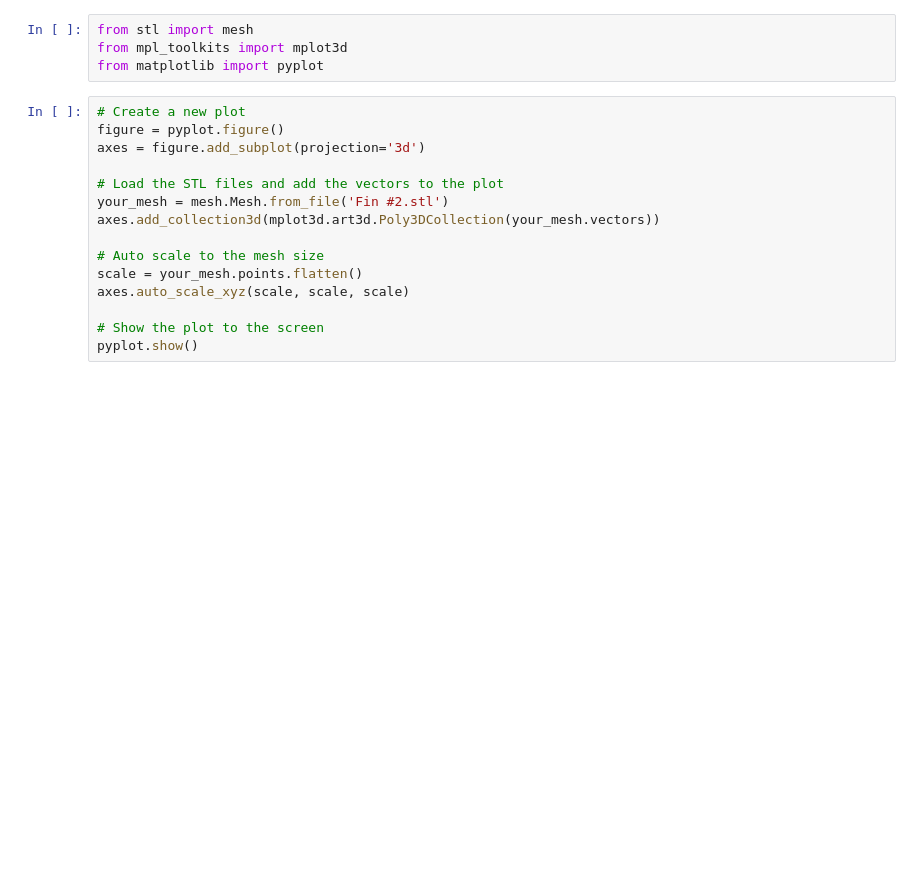
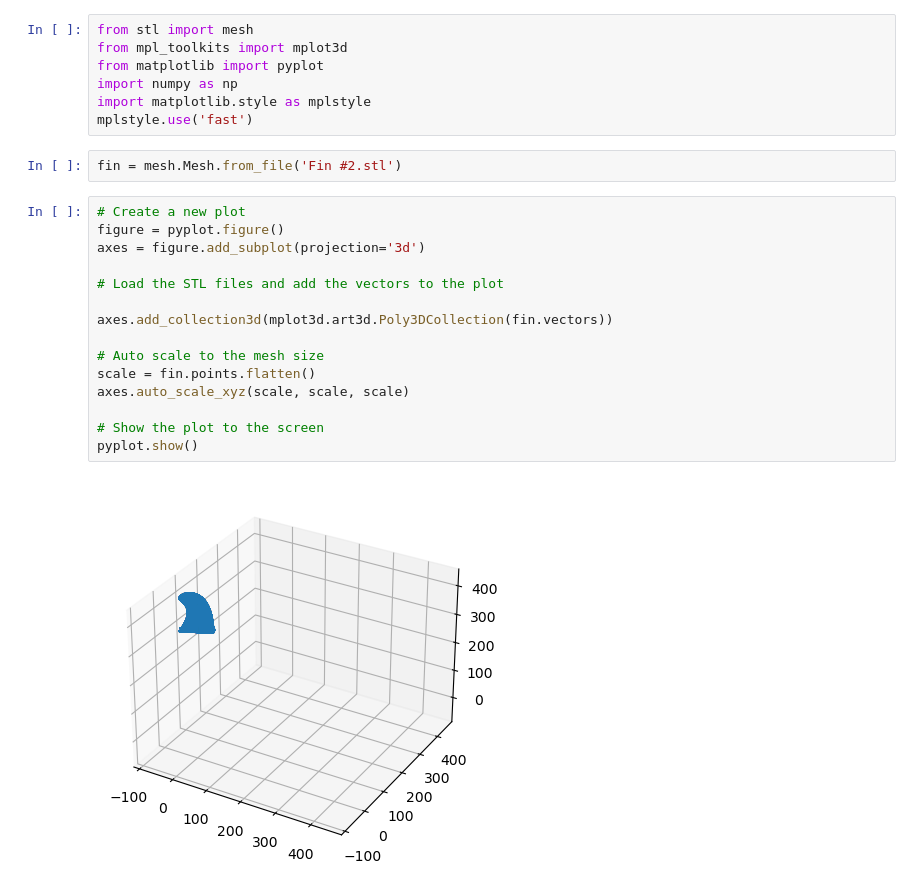
Before and after one commit to ian1x/SHRED-STL-Analysis, a Jupyter notebook: TestingPythonCompatibility.ipynb, the cells around one changed output. Drawn from its saved outputs; the diff is of its cells as text; blank space fills up the shorter version.

```diff
--- a/TestingPythonCompatibility.ipynb
+++ b/TestingPythonCompatibility.ipynb
@@ -16,18 +30,25 @@ Note: you may need to restart the kernel to use updated packages.
 from stl import mesh
 from mpl_toolkits import mplot3d
 from matplotlib import pyplot
+import numpy as np
+import matplotlib.style as mplstyle
+mplstyle.use('fast')
-# %%
-# Create a new plot
-figure = pyplot.figure()
-axes = figure.add_subplot(projection='3d')
-
-# Load the STL files and add the vectors to the plot
-your_mesh = mesh.Mesh.from_file('Fin #2.stl')
-axes.add_collection3d(mplot3d.art3d.Poly3DCollection(your_mesh.vectors))
-
-# Auto scale to the mesh size
-scale = your_mesh.points.flatten()
-axes.auto_scale_xyz(scale, scale, scale)
-
-# Show the plot to the screen
-pyplot.show()
+# %%
+fin = mesh.Mesh.from_file('Fin #2.stl')
+# %%
+# Create a new plot
+figure = pyplot.figure()
+axes = figure.add_subplot(projection='3d')
+
+# Load the STL files and add the vectors to the plot
+
+axes.add_collection3d(mplot3d.art3d.Poly3DCollection(fin.vectors))
+
+# Auto scale to the mesh size
+scale = fin.points.flatten()
+axes.auto_scale_xyz(scale, scale, scale)
+
+# Show the plot to the screen
+pyplot.show()
+# %% [output]
+[figure, added]
```
Also changed, not shown: parts of 5 cells of this notebook, 1 other file.
